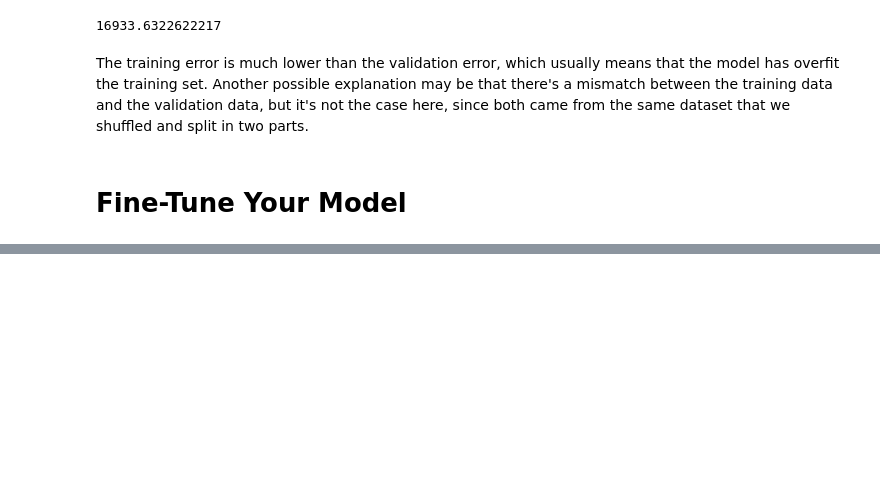
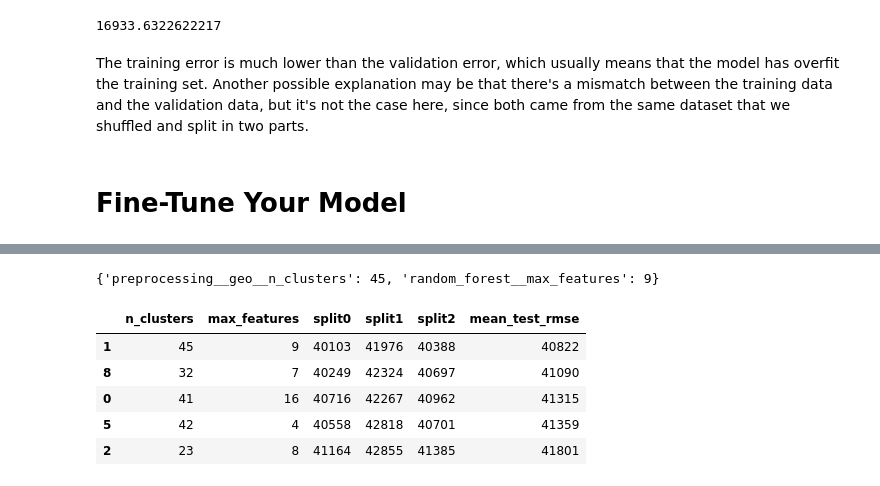
Before and after one commit to SocioPJ/HandsOn-ML, a Jupyter notebook: Chapter2_End-to-End_Machine_Learning_Project/California_House_Prices_Prediction/main.ipynb, the cells around one changed output, grey strips where cells are left out. Drawn from its saved outputs; the diff is of its cells as text; code cells hidden in the pictures; blank space fills up the shorter version.

```diff
--- a/Chapter2_End-to-End_Machine_Learning_Project/California_House_Prices_Prediction/main.ipynb
+++ b/Chapter2_End-to-End_Machine_Learning_Project/California_House_Prices_Prediction/main.ipynb
@@ -1509,0 +1620,12 @@ The training error is much lower than the validation error, which usually means
+# %%
+from sklearn.model_selection import RandomizedSearchCV
+from scipy.stats import randint
+
+param_distribs = {'preprocessing__geo__n_clusters': randint(low=3, high=50),
+                  'random_forest__max_features': randint(low=2, high=20)}
+
+rnd_search = RandomizedSearchCV(
+    full_pipeline, param_distributions=param_distribs, n_iter=10, cv=3,
+    scoring='neg_root_mean_squared_error', random_state=42)
+
+rnd_search.fit(housing, housing_labels)
@@ -1509,0 +1649,21 @@ The training error is much lower than the validation error, which usually means
+# %%
+rnd_search.best_params_
+# %% [output]
+{'preprocessing__geo__n_clusters': 45, 'random_forest__max_features': 9}
+# %%
+# extra code – displays the random search results
+cv_res = pd.DataFrame(rnd_search.cv_results_)
+cv_res.sort_values(by="mean_test_score", ascending=False, inplace=True)
+cv_res = cv_res[["param_preprocessing__geo__n_clusters",
+                 "param_random_forest__max_features", "split0_test_score",
+                 "split1_test_score", "split2_test_score", "mean_test_score"]]
+cv_res.columns = ["n_clusters", "max_features"] + score_cols
+cv_res[score_cols] = -cv_res[score_cols].round().astype(np.int64)
+cv_res.head()
+# %% [output]
+|  | n_clusters | max_features | split0 | split1 | split2 | mean_test_rmse |
+| 1 | 45 | 9 | 40103 | 41976 | 40388 | 40822 |
+| 8 | 32 | 7 | 40249 | 42324 | 40697 | 41090 |
+| 0 | 41 | 16 | 40716 | 42267 | 40962 | 41315 |
+| 5 | 42 | 4 | 40558 | 42818 | 40701 | 41359 |
+| 2 | 23 | 8 | 41164 | 42855 | 41385 | 41801 |
```
Also changed, not shown: parts of 42 cells of this notebook.
